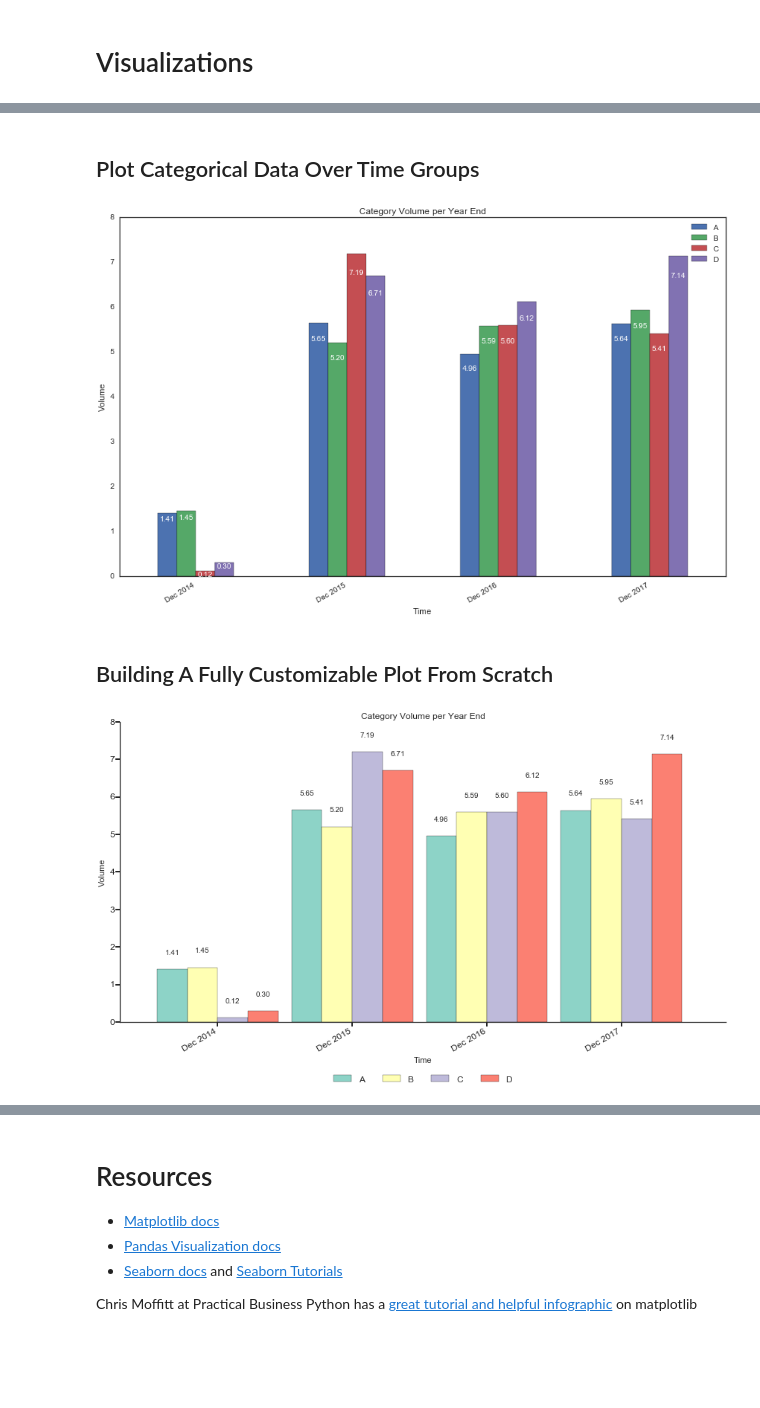
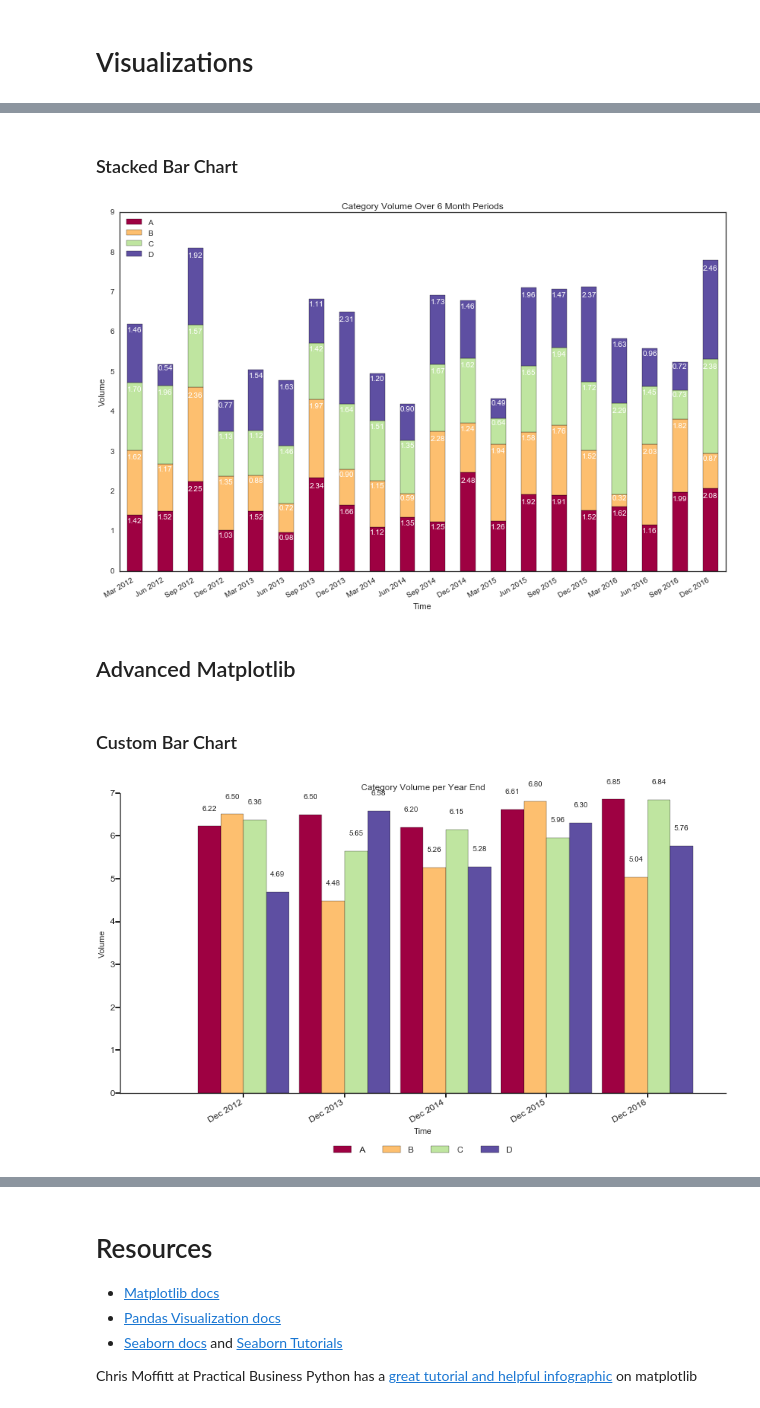
Before and after one commit to knanne/knanne.github.io, a Jupyter notebook: _notebooks/jupyter/pandas_visualization.ipynb, the cells around one changed output, grey strips where cells are left out. Cells and saved outputs as stored; diff of their text form; code cells hidden in the pictures; blank space fills up the shorter version.

```diff
--- a/_notebooks/jupyter/pandas_visualization.ipynb
+++ b/_notebooks/jupyter/pandas_visualization.ipynb
@@ -44,8 +36,9 @@ colors = [
 # %% [markdown]
 # Data
 # %%
-df = pd.DataFrame(data=np.random.rand(36,4),
-                  index=pd.date_range(end=pd.datetime.now(), periods=36, freq='MS'),
+# generate dummy data for 4 categories, and 5 full years, using month start date
+df = pd.DataFrame(data=np.random.rand(12*5,4),
+                  index=pd.date_range(start=pd.to_datetime(pd.datetime.now().year-5, format='%Y'), periods=12*5, freq='MS'),
                   columns=['A', 'B', 'C', 'D'])
 # %%
 df.info()
@@ -86,5 +88,6 @@ df.head()
 
 Group data over time periods. Refer to [Pandas Offset Aliases](http://pandas.pydata.org/pandas-docs/stable/timeseries.html#offset-aliases)
 # %%
-dfA = df.groupby(pd.TimeGrouper('1A')).sum()
+# 1 year periods by year end
+df1 = df.groupby(pd.TimeGrouper('1A')).sum()
 # %%
@@ -94,3 +97,4 @@ dfA.shape
 # %%
-dfM = df.groupby(pd.TimeGrouper('6M')).sum()
+# 1 quarter periods by quarter end
+df2 = df.groupby(pd.TimeGrouper('1Q')).sum()
 # %%
@@ -123,81 +140,81 @@ fig.savefig('img/category_volume_over_time.png')
-# %% [markdown]
-## Plot Categorical Data Over Time Groups
+# %% [markdown]
+### Stacked Bar Chart
 # %%
 fig, ax = plt.subplots(figsize=(12,8))
 
-dfA.plot(kind='bar', ax=ax)
+df2.plot(kind='bar', stacked=True, ax=ax, colormap='Spectral')
 
-ax.set(ylabel='Volume', xlabel='Time', title='Category Volume per Year End')
+ax.set(ylabel='Volume', xlabel='Time', title='Category Volume Over 6 Month Periods')
 
 # auto format xaxis labels as date
 fig.autofmt_xdate()
 
 # custom format xaxis date labels
-# current bug in pandas doesn't allow the following (https://github.com/pandas-dev/pandas/issues/1918)
-#ax.xaxis_date()
-#ax.xaxis.set_major_locator(mpl.dates.YearLocator())
-#ax.xaxis.set_major_formatter(mpl.dates.DateFormatter('%d %b %Y'))
-# so instead we manually set xaxis labels to our custom formatted df index as series of strings
-ax.xaxis.set_major_formatter(plt.FixedFormatter(dfA.index.to_series().dt.strftime('%b %Y')))
+ax.xaxis.set_major_formatter(plt.FixedFormatter(df2.index.to_series().dt.strftime('%b %Y')))
 
 # annotate data labels onto vertical bars
-# see https://matplotlib.org/users/annotations_guide.html
-for bar,(col,ix) in zip(ax.patches, pd.MultiIndex.from_product([dfA.columns,dfA.index])):
-    label = '{:,.2f}'.format(dfA.loc[ix,col])
-    ax.text(s=label, x=bar.get_x()+(bar.get_width()/2), y=bar.get_height()-(.05*bar.get_height()), ha='center', va='top', fontdict={'fontsize':10, 'color':'white'})
+for bar,(col,ix) in zip(ax.patches, pd.MultiIndex.from_product([df2.columns,df2.index])):
+    label = '{:,.2f}'.format(df2.loc[ix,col])
+    stack = df2.iloc[df2.index.get_loc(ix),:df2.columns.get_loc(col)].sum()
+    ax.text(s=label, x=bar.get_x()+(bar.get_width()/2), y=stack+bar.get_height()-(.05*bar.get_height()), ha='center', va='top', fontdict={'fontsize':10, 'color':'white'})
 
 fig.tight_layout(pad=2)
 fig.show()
 
-fig.savefig('img/category_volume_per_year_end.png')
+fig.savefig('img/category_volume_over_time_stacked_bar_chart.png')
 # %% [output]
-[figure, old version]
+[figure, new version]
-# %% [markdown]
-## Building A Fully Customizable Plot From Scratch
+# %% [markdown]
+## Advanced Matplotlib
+# %% [markdown]
+### Custom Bar Chart
 # %%
 fig, ax = plt.subplots(figsize=(12,8))
 
-series = len(dfA.columns)
-groups = len(dfA.index)
+series = len(df1.columns)
+groups = len(df1.index)
 bars = series * groups
 width = .90 / series
 bar_offset = series * width / 2
 
 # bars
-for i,(col,values) in enumerate(dfA.iteritems()):
-    s = dfA.columns.get_loc(col) + 1
-    rect = ax.bar(np.arange(groups)+(s*width)-bar_offset, list(values), width=width, color=colors[i])
+for i,(col,values) in enumerate(df1.iteritems()):
+    s = df1.columns.get_loc(col) + 1
+    rect = ax.bar(np.arange(groups)+(s*width)-bar_offset, list(values), width=width,
+                  color=mpl.colors.rgb2hex(mpl.cm.get_cmap('Spectral',series)(i)[:3]))
 
+# ticks
 ax.set_xticks(np.arange(groups)+width)
-ax.set_xticklabels(dfA.index.strftime('%b %Y'))
-# auto format xaxis labels as date
-fig.autofmt_xdate()
-
+ax.set_xticklabels(df1.index.strftime('%b %Y'))
 ax.tick_params(axis='both', which='both', direction='out', length=6, width=2,
                left='on', right='off', top='off', bottom='on',
                labelsize=12)
 
+# auto format xaxis labels as date
+fig.autofmt_xdate()
+
 ax.set(ylabel='Volume', xlabel='Time', title='Category Volume per Year End')
 
 # labels
-for bar,(col,ix) in zip(ax.patches, pd.MultiIndex.from_product([dfA.columns,dfA.index])):
-    label = '{:,.2f}'.format(dfA.loc[ix,col])
-    ax.text(s=label, x=bar.get_x()+(bar.get_width()/2), y=bar.get_height()+(.05*dfA.values.max()), ha='center', va='bottom', fontdict={'fontsize':10})
+for bar,(col,ix) in zip(ax.patches, pd.MultiIndex.from_product([df1.columns,df1.index])):
+    label = '{:,.2f}'.format(df1.loc[ix,col])
+    ax.text(s=label, x=bar.get_x()+(bar.get_width()/2), y=bar.get_height()+(.05*df1.values.max()), ha='center', va='bottom', fontdict={'fontsize':10})
 
 # legend
-handles, labels = ax.containers, list(dfA.columns)
+handles, labels = ax.containers, list(df1.columns)
 lgd = ax.legend(handles, labels, loc='upper center', bbox_to_anchor=(0.5, -0.15), ncol=4, fontsize=12, frameon=False)
+# centered on top
 #lgd = ax.legend(handles, labels, loc='lower center', bbox_to_anchor=(0,1.02,1,0.2), ncol=4, fontsize=12, frameon=False)
 
 # remove right and left figure border
 ax.spines['right'].set_visible(False)
 ax.spines['top'].set_visible(False)
 
 fig = plt.gcf()
 fig.tight_layout()
 fig.subplots_adjust(top=.9, bottom=.2)
 fig.show()
 
 fig.savefig('img/category_volume_per_year_end_custom.png')
 # %% [output]
-[figure, old version]
+[figure, new version]
```
Also changed, not shown: parts of 18 cells of this notebook, 21 other files.
